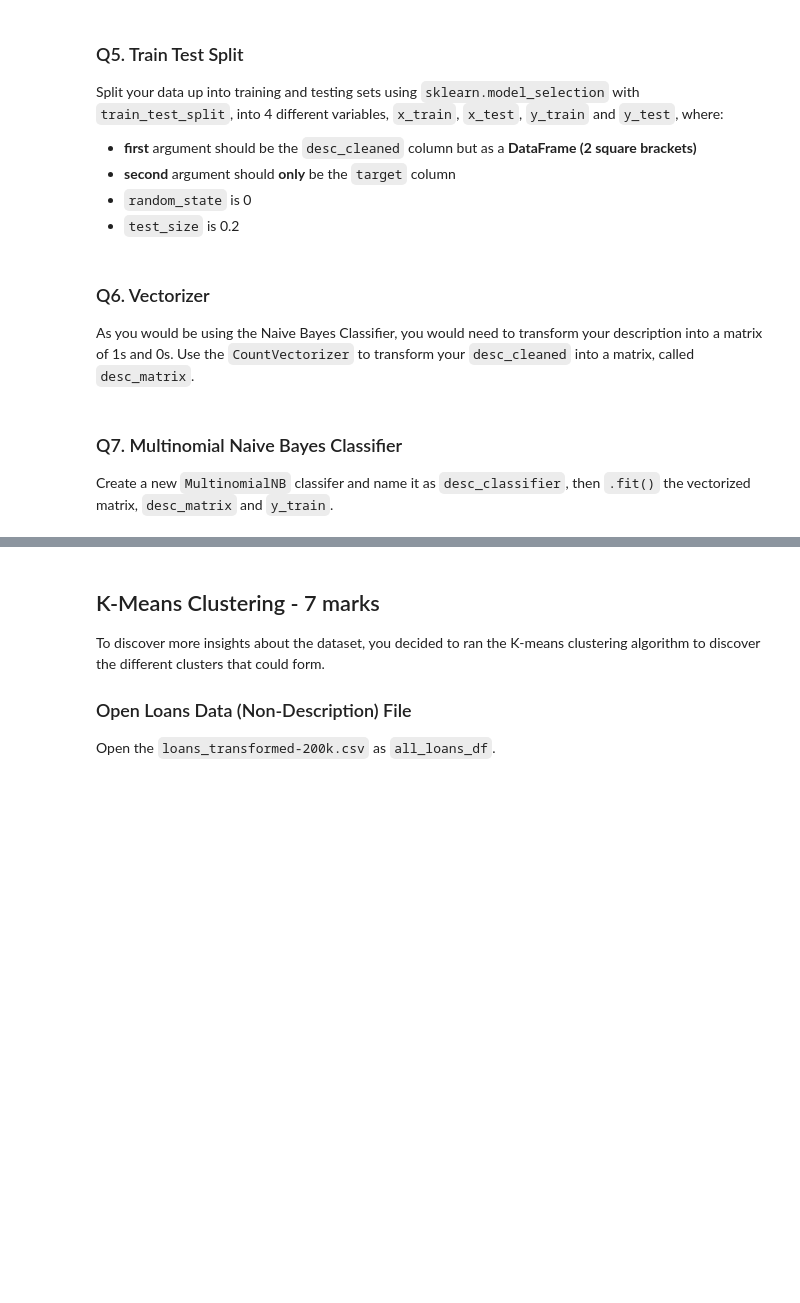
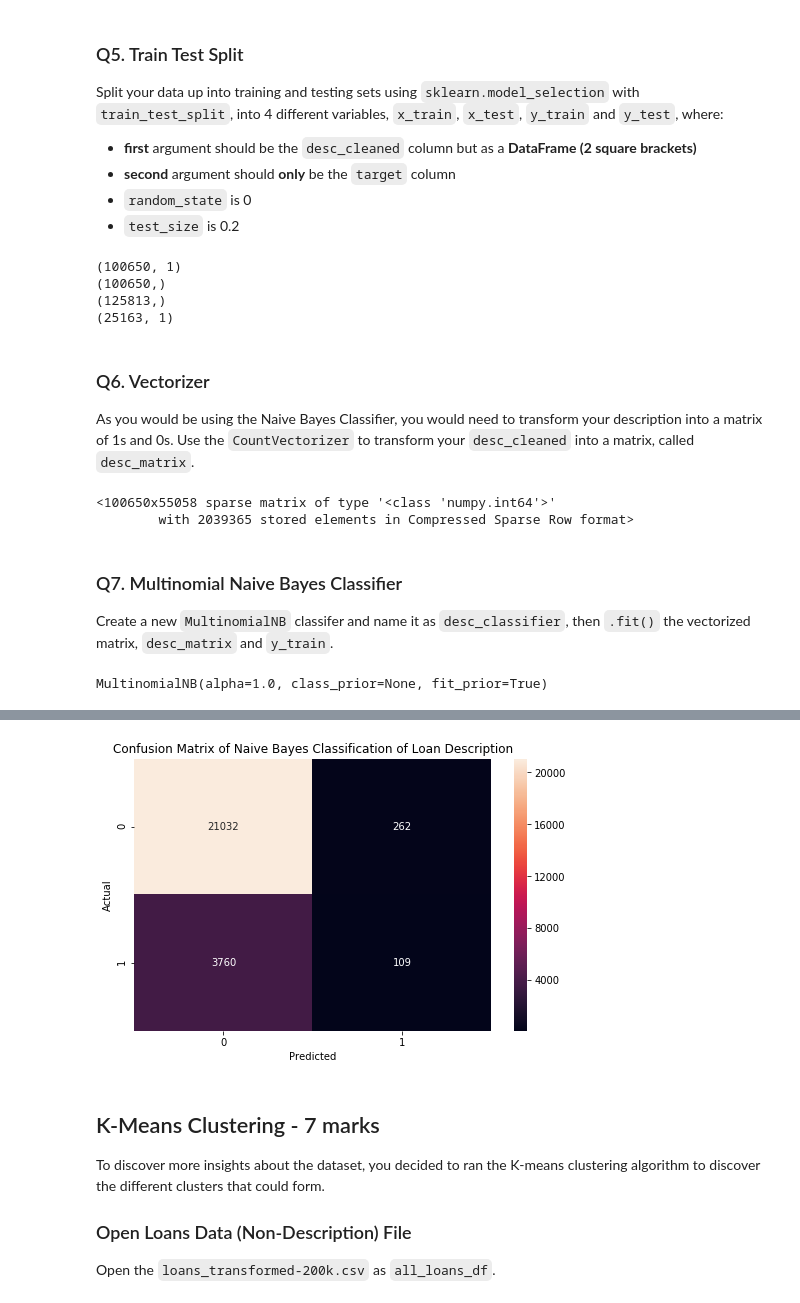
Before and after one commit to swathidbhat/Hackwagon-DS102, a Jupyter notebook: problem-set-3/problem-set-3.ipynb, the cells around one changed output, grey strips where cells are left out. Saved outputs shown, nothing was run; the diff lists cells and outputs as text; code cells hidden in the pictures; blank space fills up the shorter version.

```diff
--- a/problem-set-3/problem-set-3.ipynb
+++ b/problem-set-3/problem-set-3.ipynb
@@ -136,3 +277,19 @@ Split your data up into training and testing sets using `sklearn.model_selection
+# %%
+X = all_desc_df[['desc_cleaned']]
+Y = all_desc_df['target']
+
+X_train, X_test, Y_train, Y_test = train_test_split(X, Y, test_size=0.2, random_state=0)
+
+# testing
+print(X_train.shape)
+print(Y_train.shape)
+print(Y.shape)
+print(X_test.shape)
+# %% [output]
+(100650, 1)
+(100650,)
+(125813,)
+(25163, 1)
 # %%
 ## TA/INSTRUCTOR ONLY
 ## MARKS AWARDED: /1
@@ -143,3 +302,12 @@ As you would be using the Naive Bayes Classifier, you would need to transform yo
+# %%
+vectorizer = CountVectorizer()
+vectorizer.fit(X_train['desc_cleaned'])
+desc_matrix = vectorizer.transform(X_train['desc_cleaned'])
+# testing
+desc_matrix
+# %% [output]
+<100650x55058 sparse matrix of type '<class 'numpy.int64'>'
+        with 2039365 stored elements in Compressed Sparse Row format>
 # %%
 ## TA/INSTRUCTOR ONLY
 ## MARKS AWARDED: /1
@@ -150,3 +320,9 @@ Create a new `MultinomialNB` classifer and name it as `desc_classifier`, then `.
+# %%
+desc_classifier = MultinomialNB()
+desc_fit = desc_classifier.fit(desc_matrix, Y_train)
+desc_fit
+# %% [output]
+MultinomialNB(alpha=1.0, class_prior=None, fit_prior=True)
 # %%
 ## TA/INSTRUCTOR ONLY
 ## MARKS AWARDED: /1
@@ -164,3 +340,8 @@ Plot the confusion matrix for the Naive Bayes Classifier by:
 **Expected Output:**
 
 <img src="https://i.imgur.com/InjikTM.png">
+# %%
+# vectorising x_test
+test_matrix = vectorizer.transform(X_test['desc_cleaned'])
+# predicting
+test_nb = desc_fit.predict(test_matrix)
@@ -167,3 +353,21 @@ Plot the confusion matrix for the Naive Bayes Classifier by:
+# %%
+# confusion matrix
+test_nb_cm = confusion_matrix(Y_test, test_nb)
+
+# graphing
+fig = plt.figure(figsize = (8,5))
+
+ax = sns.heatmap(test_nb_cm ,
+            annot = True,
+            fmt = '.0f')
+ax.set(title = 'Confusion Matrix of Naive Bayes Classification of Loan Description',
+         xlabel = 'Predicted',
+         ylabel = 'Actual',
+         xlim = (0,2),
+         ylim = (2,0))
+plt.show()
+# %% [output]
+[figure, added]
 # %%
 ## TA/INSTRUCTOR ONLY
 ## MARKS AWARDED: /1
```
Also changed, not shown: parts of 33 cells of this notebook.
